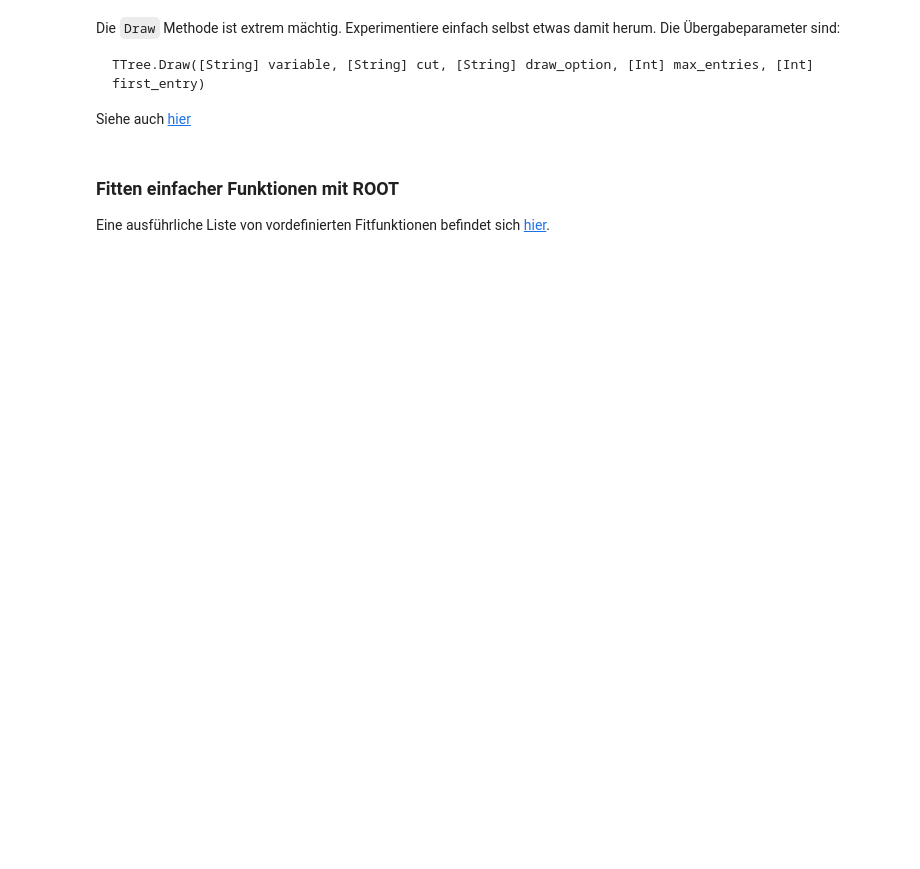
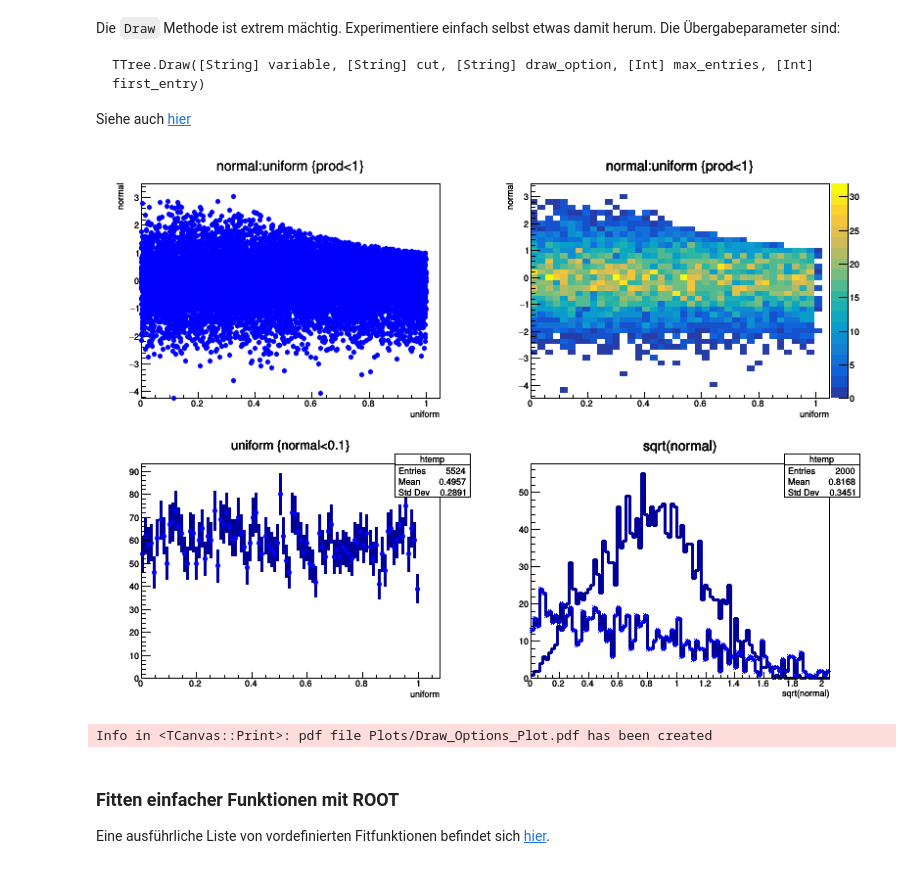
Before and after one commit to Kecksdose/Bachelor_Programmierkurs_2016, a Jupyter notebook: iPythonNotebooks/ROOT_Einfuehrung.ipynb, the cells around one changed output. Saved outputs shown, nothing was run; the diff lists cells and outputs as text; code cells hidden in the pictures; blank space fills up the shorter version.

```diff
--- a/iPythonNotebooks/ROOT_Einfuehrung.ipynb
+++ b/iPythonNotebooks/ROOT_Einfuehrung.ipynb
@@ -104,24 +115,29 @@ Siehe auch [hier](https://root.cern.ch/doc/master/classTTree.html#a73450649dc6e5
 # %%
 myCan = ROOT.TCanvas('can', 'can', 800, 600)
 myCan.Divide(2, 2)
 
 # 2d-Plots sind ebenfalls möglich. Dies ist ein Scatterplot.
 myCan.cd(1)
 myTree.Draw('normal:uniform', 'prod<1')
 
 # Verschiedene draw_options machen Plots anschaulicher. Bei 2d Plots lohnt sich zum Beispiel eine 'CONTZ'–Option.
 myCan.cd(2)
-myTree.Draw('normal:uniform', 'prod<1', 'CONTZ')
+myTree.Draw('normal:uniform', 'prod<1', 'COLZ')
 
 myCan.cd(3)
 myTree.Draw('uniform', 'normal<0.1', 'E')
 
 # Es lassen sich auch verschiedene Verteilungen auf das gleiche TCanvas malen
 myCan.cd(4)
 myTree.Draw('sqrt(normal)', '', '', 2000)
 myTree.Draw('normal', '', 'SAME *H', 2000)
 
+myCan.Draw()
+
 myCan.SaveAs(os.path.join(plotPath, 'Draw_Options_Plot.pdf'))
+# %% [output]
+[figure, added]
+Info in <TCanvas::Print>: pdf file Plots/Draw_Options_Plot.pdf has been created
 # %% [markdown]
 ### Fitten einfacher Funktionen mit ROOT
 Eine ausführliche Liste von vordefinierten Fitfunktionen befindet sich [hier](https://root.cern.ch/doc/master/classTF1.html).
```
Also changed, not shown: parts of 7 cells of this notebook, 2 other files.
